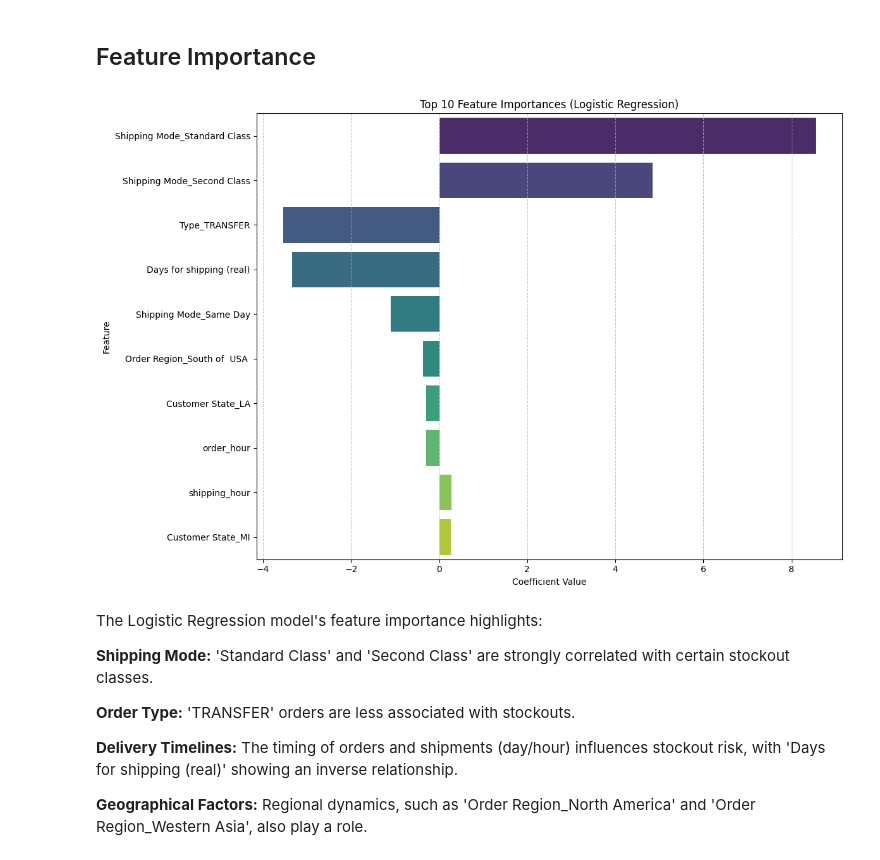
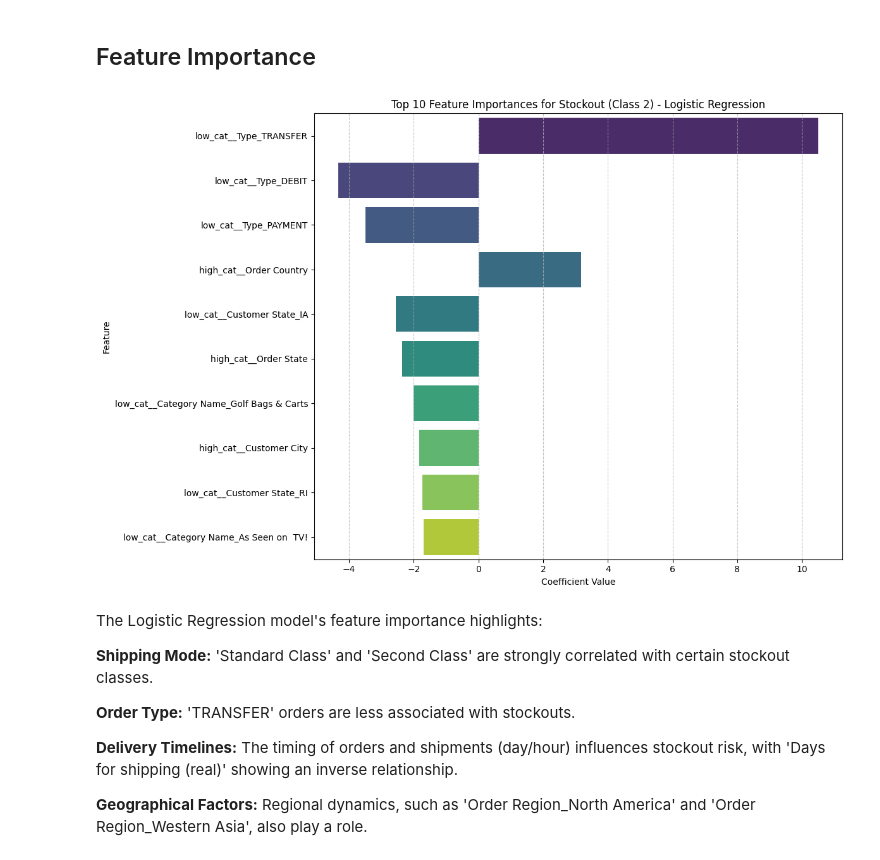
Before and after one commit to tnralakus/stockout_prediction, a Jupyter notebook: stockout_prediction.ipynb, the cells around one changed output. Cells and saved outputs as stored; diff of their text form; code cells hidden in the pictures.

```diff
--- a/stockout_prediction.ipynb
+++ b/stockout_prediction.ipynb
@@ -438,8 +438,19 @@ plt.show()
 Converting relevant date columns to datetime objects for easier manipulation and analysis.
 # %%
 # Convert date columns to datetime objects
-data['order date (DateOrders)'] = pd.to_datetime(data['order date (DateOrders)'])
-data['shipping date (DateOrders)'] = pd.to_datetime(data['shipping date (DateOrders)'])
+#data['order date (DateOrders)'] = pd.to_datetime(data['order date (DateOrders)'])
+#data['shipping date (DateOrders)'] = pd.to_datetime(data['shipping date (DateOrders)'])
+
+# Define a helper function to generate feature names for datetime features
+def datetime_feature_names_generator(transformer, input_features):
+    output_names = []
+    for col in input_features:
+        prefix = col.split(' ')[0].lower() # e.g., 'order', 'shipping'
+        output_names.extend([
+            f'{prefix}_year', f'{prefix}_month', f'{prefix}_day',
+            f'{prefix}_dayofweek', f'{prefix}_hour'
+        ])
+    return output_names
 # %% [markdown]
 ## Type conversions
 # %% [markdown]
@@ -733,7 +742,7 @@ preprocessor = ColumnTransformer(
         ]), features_numerical_cols), # Applying to numerical columns, excluding the target
         ('low_cat', OneHotEncoder(handle_unknown='ignore', drop='first'), low_cardinality_cols), # Applying to low-cardinality categorical columns
         ('high_cat', FrequencyEncoder(), high_cardinality_cols), # Applying to high-cardinality categorical columns with custom encoder
-        ('datetime_process', FunctionTransformer(extract_datetime_features, validate=False), datetime_cols) # Applying datetime feature extraction
+        ('datetime_process', FunctionTransformer(extract_datetime_features, validate=False, feature_names_out=datetime_feature_names_generator), datetime_cols) # Applying datetime feature extraction
     ],
     remainder='passthrough' # Keep other columns that are not transformed (e.g., if there are any original columns not in above lists)
 )
@@ -841,3 +822,10 @@ X_test_processed_df = pd.DataFrame(X_test_processed, columns=all_column_names)
+# %%
+# Get all feature names from the preprocessor after fitting
+all_column_names = preprocessor.get_feature_names_out()
+
+# Convert the matrix into a DataFrame with the column names
+X_train_processed_df = pd.DataFrame(X_train_processed, columns=all_column_names)
+X_test_processed_df = pd.DataFrame(X_test_processed, columns=all_column_names)
 # %% [markdown]
 # A Baseline Model
 
@@ -1070,22 +1058,22 @@ plt.show()
 # %%
 feature_importance = pd.DataFrame({
     'Feature': all_column_names,
-    'Coefficient': log_reg_model.coef_[0]
+    'Coefficient_Class_2': log_reg_model.coef_[2] # Focusing on coefficients for Class 2 (Stockout)
 })
 
-feature_importance['Absolute_Coefficient'] = feature_importance['Coefficient'].abs()
-feature_importance = feature_importance.sort_values(by='Absolute_Coefficient', ascending=False)
+feature_importance['Absolute_Coefficient_Class_2'] = feature_importance['Coefficient_Class_2'].abs()
+feature_importance = feature_importance.sort_values(by='Absolute_Coefficient_Class_2', ascending=False)
 
 plt.figure(figsize=(12, 8))
-sns.barplot(x='Coefficient', y='Feature', data=feature_importance.head(10), palette='viridis')
-plt.title('Top 10 Feature Importances (Logistic Regression)')
+sns.barplot(x='Coefficient_Class_2', y='Feature', data=feature_importance.head(10), palette='viridis')
+plt.title('Top 10 Feature Importances for Stockout (Class 2) - Logistic Regression')
 plt.xlabel('Coefficient Value')
 plt.ylabel('Feature')
 plt.grid(axis='x', linestyle='--', alpha=0.7)
 plt.tight_layout()
 plt.show()
 # %% [output]
-[figure, old version]
+[figure, new version]
 # %% [markdown]
 The Logistic Regression model's feature importance highlights:
 
```
Also changed, not shown: parts of 12 cells of this notebook.
